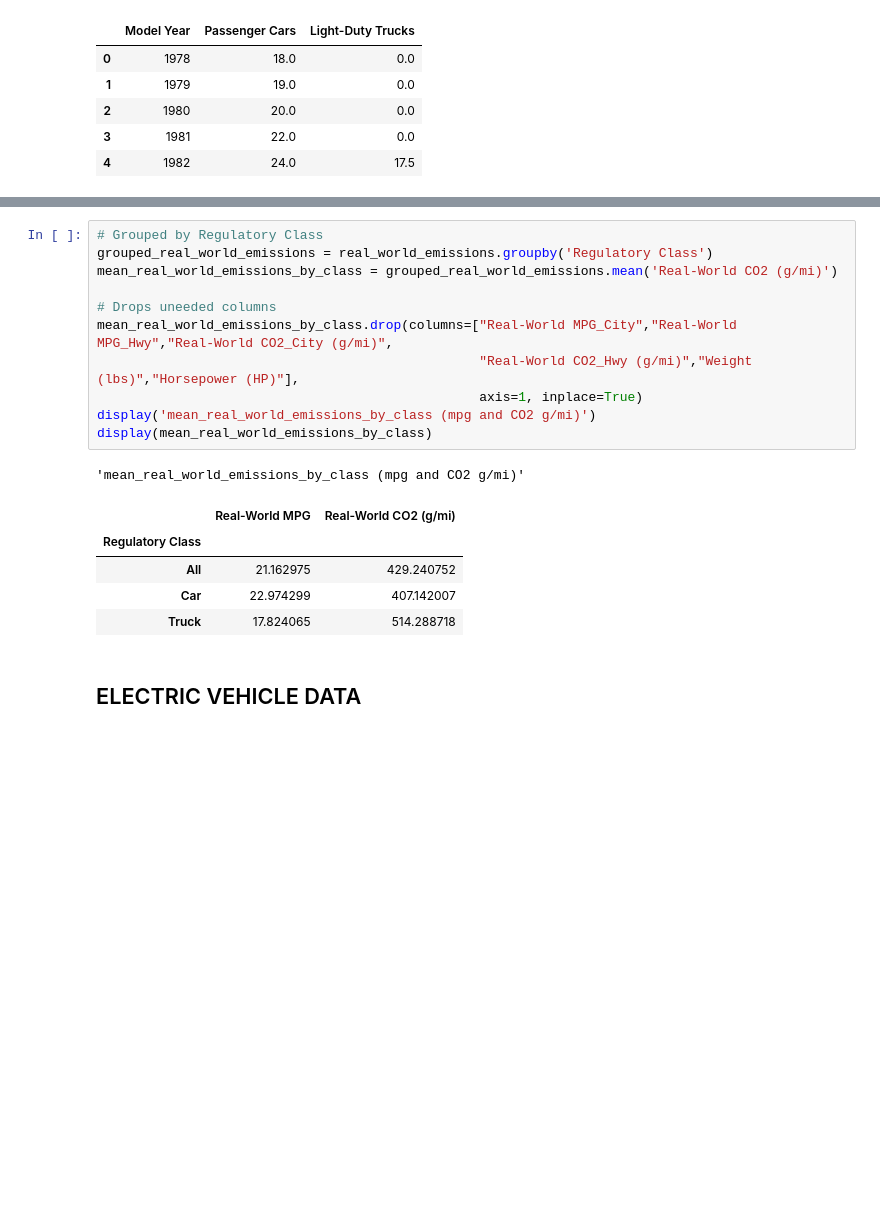
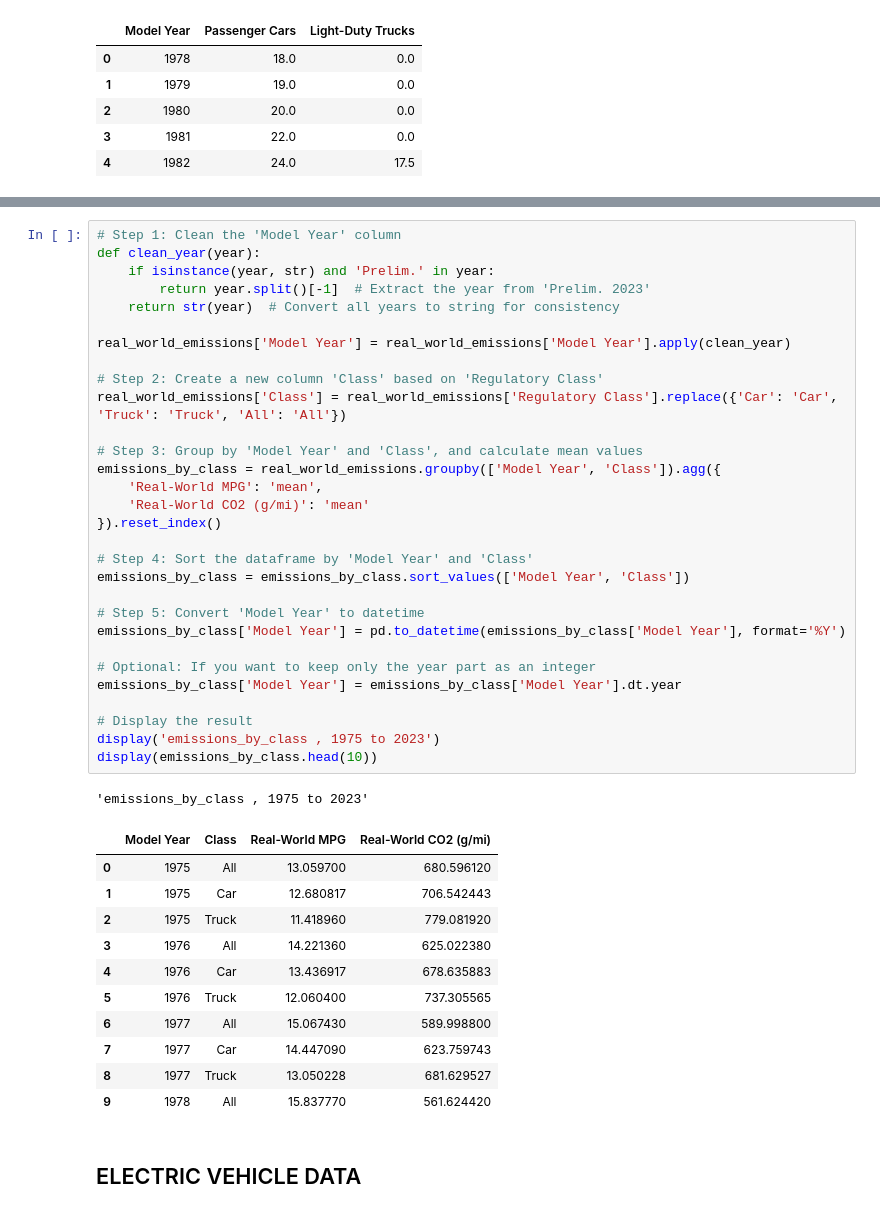
Before and after one commit to jbondAI/AI_Project_2, a Jupyter notebook: ev_and_ice_vehicle_datasets.ipynb, the cells around one changed output, grey strips where cells are left out. Saved outputs shown, nothing was run; the diff lists cells and outputs as text; blank space fills up the shorter version.

```diff
--- a/ev_and_ice_vehicle_datasets.ipynb
+++ b/ev_and_ice_vehicle_datasets.ipynb
@@ -82,21 +130,46 @@ display(real_world_emissions.head(5))
-# %%
-# Grouped by Regulatory Class
-grouped_real_world_emissions = real_world_emissions.groupby('Regulatory Class')
-mean_real_world_emissions_by_class = grouped_real_world_emissions.mean('Real-World CO2 (g/mi)')
-
-# Drops uneeded columns
-mean_real_world_emissions_by_class.drop(columns=["Real-World MPG_City","Real-World MPG_Hwy","Real-World CO2_City (g/mi)",
-                                                 "Real-World CO2_Hwy (g/mi)","Weight (lbs)","Horsepower (HP)"],
-                                                 axis=1, inplace=True)
-display('mean_real_world_emissions_by_class (mpg and CO2 g/mi)')
-display(mean_real_world_emissions_by_class)
-# %% [output]
-'mean_real_world_emissions_by_class (mpg and CO2 g/mi)'
-|  | Real-World MPG | Real-World CO2 (g/mi) |
-| Regulatory Class |  |  |
-| All | 21.162975 | 429.240752 |
-| Car | 22.974299 | 407.142007 |
-| Truck | 17.824065 | 514.288718 |
+# %%
+# Step 1: Clean the 'Model Year' column
+def clean_year(year):
+    if isinstance(year, str) and 'Prelim.' in year:
+        return year.split()[-1]  # Extract the year from 'Prelim. 2023'
+    return str(year)  # Convert all years to string for consistency
+
+real_world_emissions['Model Year'] = real_world_emissions['Model Year'].apply(clean_year)
+
+# Step 2: Create a new column 'Class' based on 'Regulatory Class'
+real_world_emissions['Class'] = real_world_emissions['Regulatory Class'].replace({'Car': 'Car', 'Truck': 'Truck', 'All': 'All'})
+
+# Step 3: Group by 'Model Year' and 'Class', and calculate mean values
+emissions_by_class = real_world_emissions.groupby(['Model Year', 'Class']).agg({
+    'Real-World MPG': 'mean',
+    'Real-World CO2 (g/mi)': 'mean'
+}).reset_index()
+
+# Step 4: Sort the dataframe by 'Model Year' and 'Class'
+emissions_by_class = emissions_by_class.sort_values(['Model Year', 'Class'])
+
+# Step 5: Convert 'Model Year' to datetime
+emissions_by_class['Model Year'] = pd.to_datetime(emissions_by_class['Model Year'], format='%Y')
+
+# Optional: If you want to keep only the year part as an integer
+emissions_by_class['Model Year'] = emissions_by_class['Model Year'].dt.year
+
+# Display the result
+display('emissions_by_class , 1975 to 2023')
+display(emissions_by_class.head(10))
+# %% [output]
+'emissions_by_class , 1975 to 2023'
+|  | Model Year | Class | Real-World MPG | Real-World CO2 (g/mi) |
+| 0 | 1975 | All | 13.059700 | 680.596120 |
+| 1 | 1975 | Car | 12.680817 | 706.542443 |
+| 2 | 1975 | Truck | 11.418960 | 779.081920 |
+| 3 | 1976 | All | 14.221360 | 625.022380 |
+| 4 | 1976 | Car | 13.436917 | 678.635883 |
+| 5 | 1976 | Truck | 12.060400 | 737.305565 |
+| 6 | 1977 | All | 15.067430 | 589.998800 |
+| 7 | 1977 | Car | 14.447090 | 623.759743 |
+| 8 | 1977 | Truck | 13.050228 | 681.629527 |
+| 9 | 1978 | All | 15.837770 | 561.624420 |
 # %% [markdown]
 ## ELECTRIC VEHICLE DATA
 # %% [markdown]
```
Also changed, not shown: parts of 7 cells of this notebook, 6 other files.
